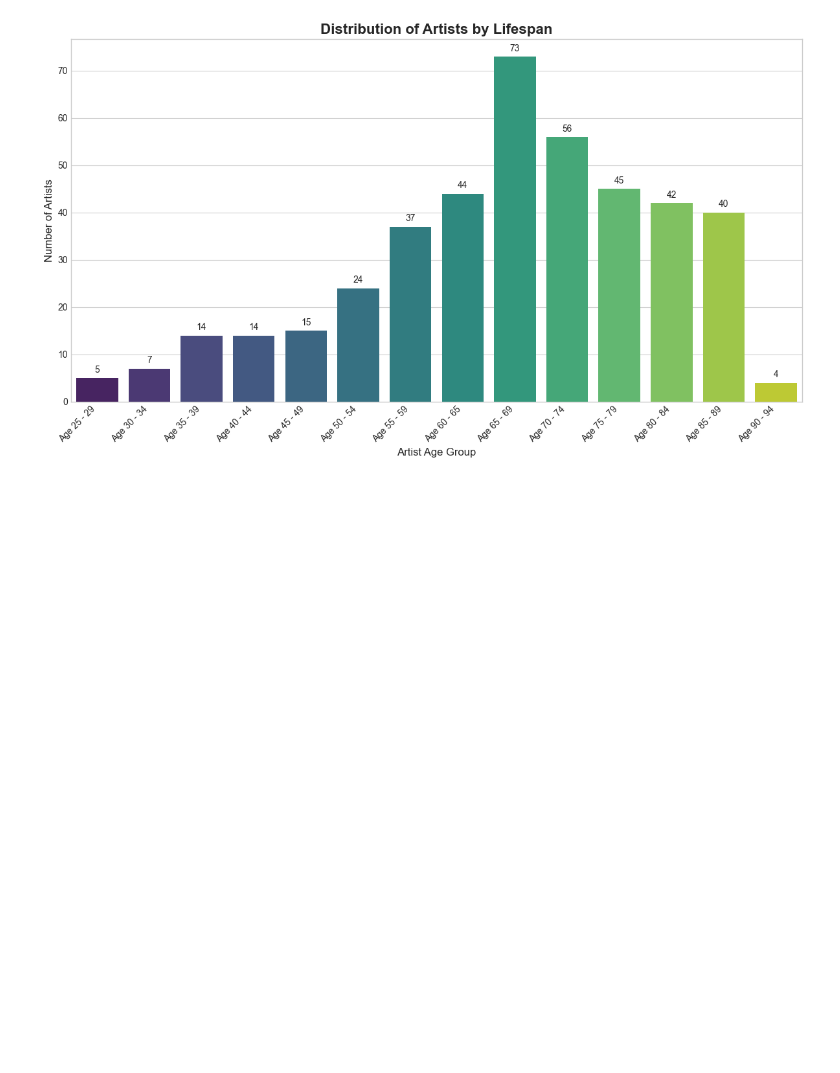
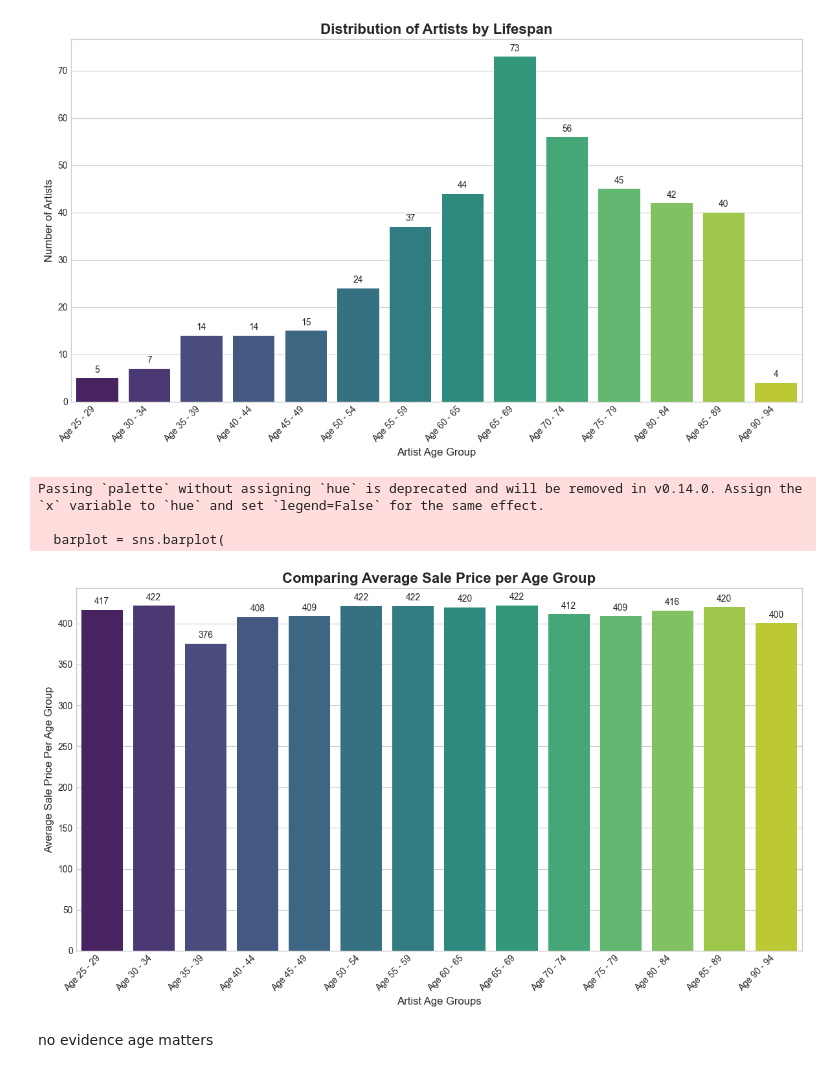
Before and after one commit to chandlershortlidge/sql-database, a Jupyter notebook: famous_art_data_visualizations.ipynb, the cells around one changed output. Cells and saved outputs as stored; diff of their text form; code cells hidden in the pictures; blank space fills up the shorter version.

```diff
--- a/famous_art_data_visualizations.ipynb
+++ b/famous_art_data_visualizations.ipynb
@@ -275,3 +275,45 @@ Passing `palette` without assigning `hue` is deprecated and will be removed in v
 
   barplot = sns.barplot(
 [figure]
+# %%
+df = pd.read_csv("age_group_vs_sale_price.csv")
+# %%
+plt.figure(figsize=(12, 7))
+
+# Use seaborn's barplot function.
+# x-axis: The age groups you defined.
+# y-axis: The count of artists in each group.
+barplot = sns.barplot(
+    x='age_groups',
+    y='avg_sale_price_per_age_group',
+    data=df,
+    palette='viridis' # You can choose different color palettes like 'mako', 'rocket', or 'Blues'
+)
+
+# 3. Add labels on top of each bar for better readability
+for p in barplot.patches:
+    barplot.annotate(format(p.get_height(), '.0f'),
+                   (p.get_x() + p.get_width() / 2., p.get_height()),
+                   ha = 'center', va = 'center',
+                   xytext = (0, 9),
+                   textcoords = 'offset points')
+
+# 4. Customize the plot for better presentation
+plt.xlabel("Artist Age Groups", fontsize=12)
+plt.ylabel("Average Sale Price Per Age Group", fontsize=12)
+plt.title("Comparing Average Sale Price per Age Group", fontsize=16, fontweight='bold')
+
+# Rotate the x-axis labels to prevent them from overlapping
+plt.xticks(rotation=45, ha='right') # 'ha' aligns the labels to the right of the tick
+
+# Ensure the layout is tight so labels don't get cut off
+plt.tight_layout()
+
+# 5. Display the plot
+# %% [output]
+Passing `palette` without assigning `hue` is deprecated and will be removed in v0.14.0. Assign the `x` variable to `hue` and set `legend=False` for the same effect.
+
+  barplot = sns.barplot(
+[figure, added]
+# %% [markdown]
+no evidence age matters
```
Also changed, not shown: parts of 2 cells of this notebook.
